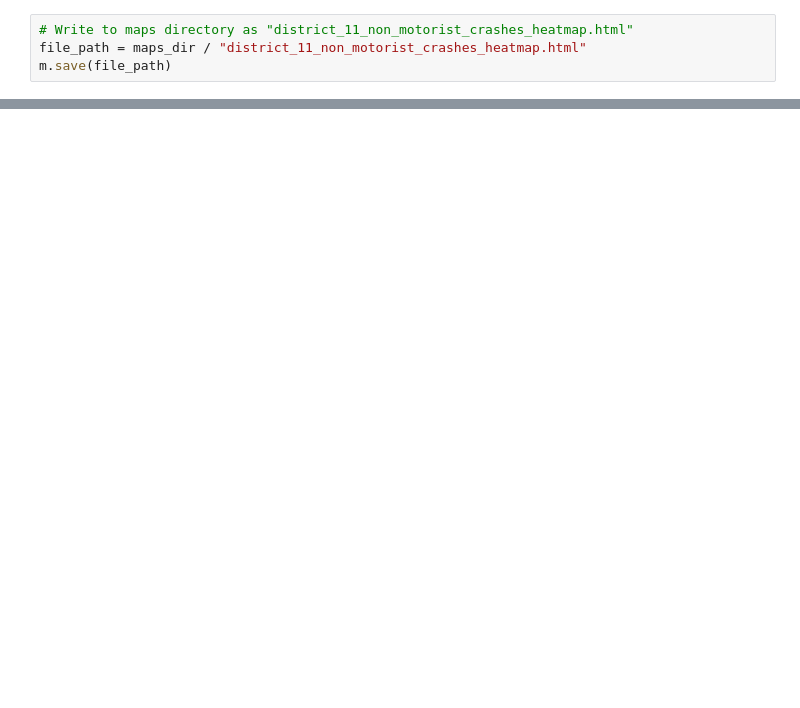
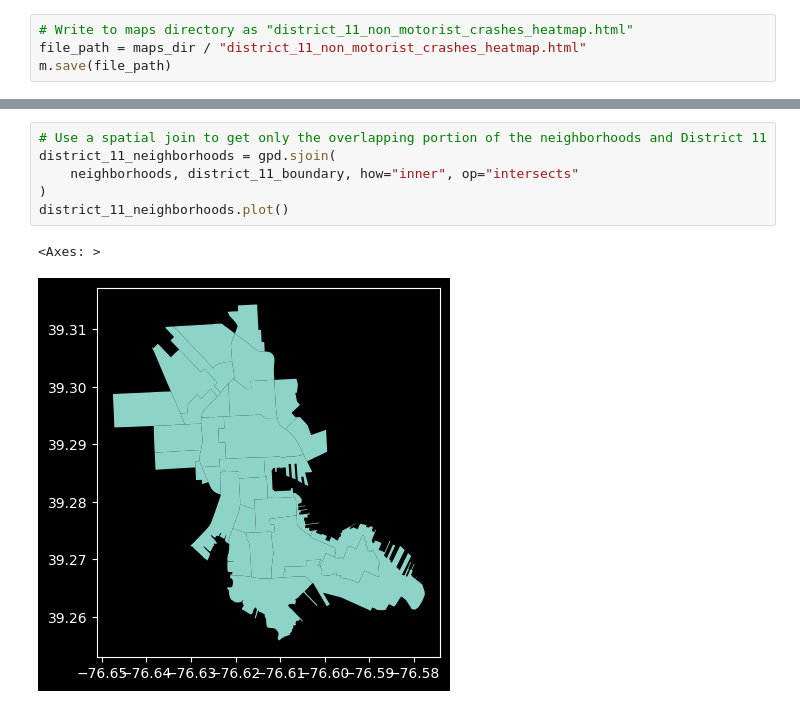
Before and after one commit to fedderw/baltimore-city-crash-analysis, a Jupyter notebook: map.ipynb, the cells around one changed output, grey strips where cells are left out. Cells and saved outputs as stored; diff of their text form; blank space fills up the shorter version.

```diff
--- a/map.ipynb
+++ b/map.ipynb
@@ -66,0 +115,9 @@ m.save(file_path)
+# %%
+# Use a spatial join to get only the overlapping portion of the neighborhoods and District 11
+district_11_neighborhoods = gpd.sjoin(
+    neighborhoods, district_11_boundary, how="inner", op="intersects"
+)
+district_11_neighborhoods.plot()
+# %% [output]
+<Axes: >
+[figure, added]
```
Also changed, not shown: parts of 14 cells of this notebook, 33 other files.
